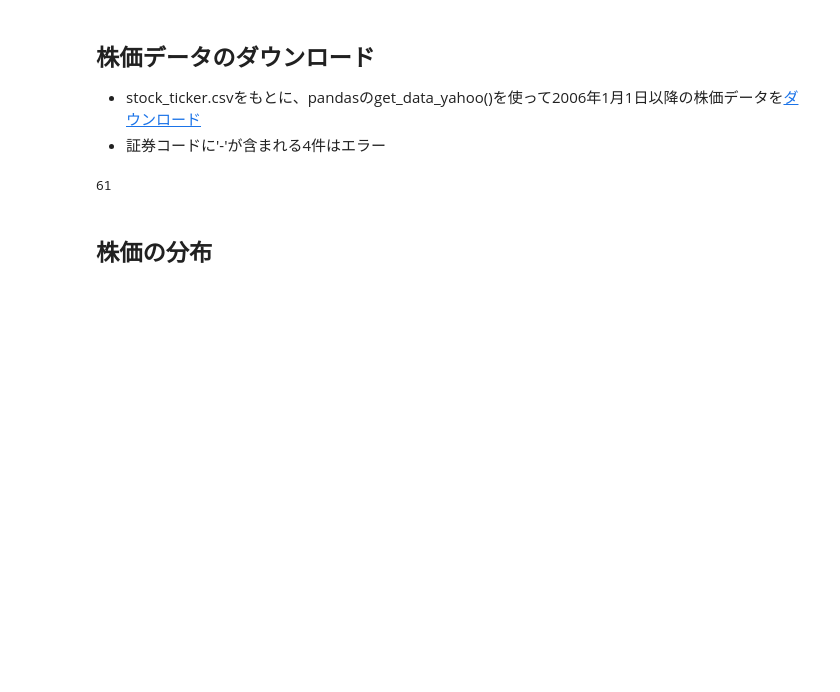
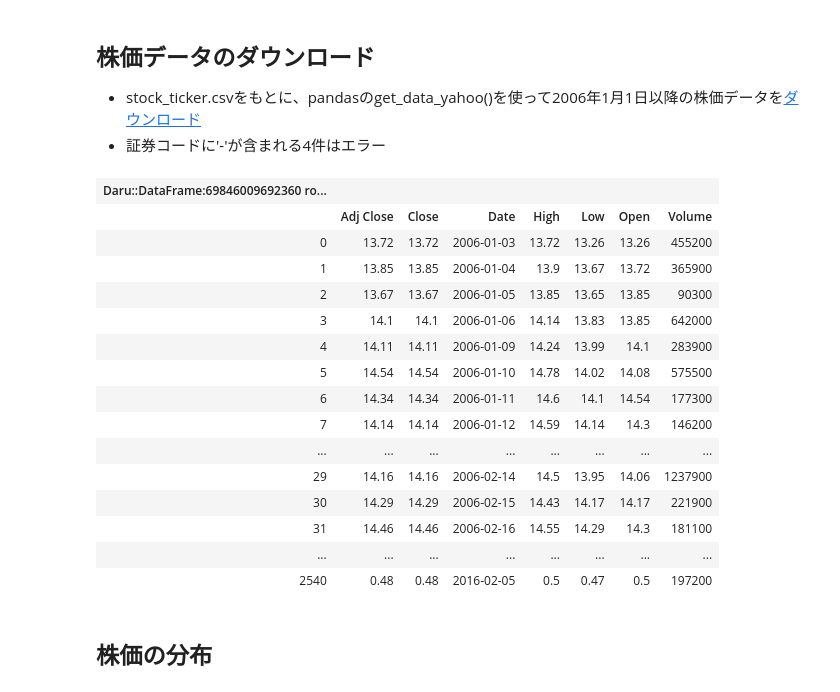
Before and after one commit to shugo/DCW2016, a Jupyter notebook: Stock.ipynb, the cells around one changed output. Drawn from its saved outputs; the diff is of its cells as text; code cells hidden in the pictures; blank space fills up the shorter version.

```diff
--- a/Stock.ipynb
+++ b/Stock.ipynb
@@ -21,13 +21,28 @@ true
 # %%
 # pandasでダウンロードしたCSVをロード
 # 最初の日付が2006-01-03のものだけ抽出
 stocks = Dir["stock/*.csv"].map { |file|
   name = file.slice(/([^\/]+)\.csv\z/, 1)
   Daru::DataFrame.from_csv(file, name: name)
 }.select {|stock| stock["Date"][0] == "2006-01-03" }
-stocks.size
+stocks[0]
 # %% [output]
-61
+| Daru::DataFrame:69846009692360 ro... |  |  |  |  |  |  |  |
+|  | Adj Close | Close | Date | High | Low | Open | Volume |
+| 0 | 13.72 | 13.72 | 2006-01-03 | 13.72 | 13.26 | 13.26 | 455200 |
+| 1 | 13.85 | 13.85 | 2006-01-04 | 13.9 | 13.67 | 13.72 | 365900 |
+| 2 | 13.67 | 13.67 | 2006-01-05 | 13.85 | 13.65 | 13.85 | 90300 |
+| 3 | 14.1 | 14.1 | 2006-01-06 | 14.14 | 13.83 | 13.85 | 642000 |
+| 4 | 14.11 | 14.11 | 2006-01-09 | 14.24 | 13.99 | 14.1 | 283900 |
+| 5 | 14.54 | 14.54 | 2006-01-10 | 14.78 | 14.02 | 14.08 | 575500 |
+| 6 | 14.34 | 14.34 | 2006-01-11 | 14.6 | 14.1 | 14.54 | 177300 |
+| 7 | 14.14 | 14.14 | 2006-01-12 | 14.59 | 14.14 | 14.3 | 146200 |
+| ... | ... | ... | ... | ... | ... | ... | ... |
+| 29 | 14.16 | 14.16 | 2006-02-14 | 14.5 | 13.95 | 14.06 | 1237900 |
+| 30 | 14.29 | 14.29 | 2006-02-15 | 14.43 | 14.17 | 14.17 | 221900 |
+| 31 | 14.46 | 14.46 | 2006-02-16 | 14.55 | 14.29 | 14.3 | 181100 |
+| ... | ... | ... | ... | ... | ... | ... | ... |
+| 2540 | 0.48 | 0.48 | 2016-02-05 | 0.5 | 0.47 | 0.5 | 197200 |
 # %% [markdown]
 ## 株価の分布
 # %%
```
Also changed, not shown: parts of 2 cells of this notebook, 2 other files.
